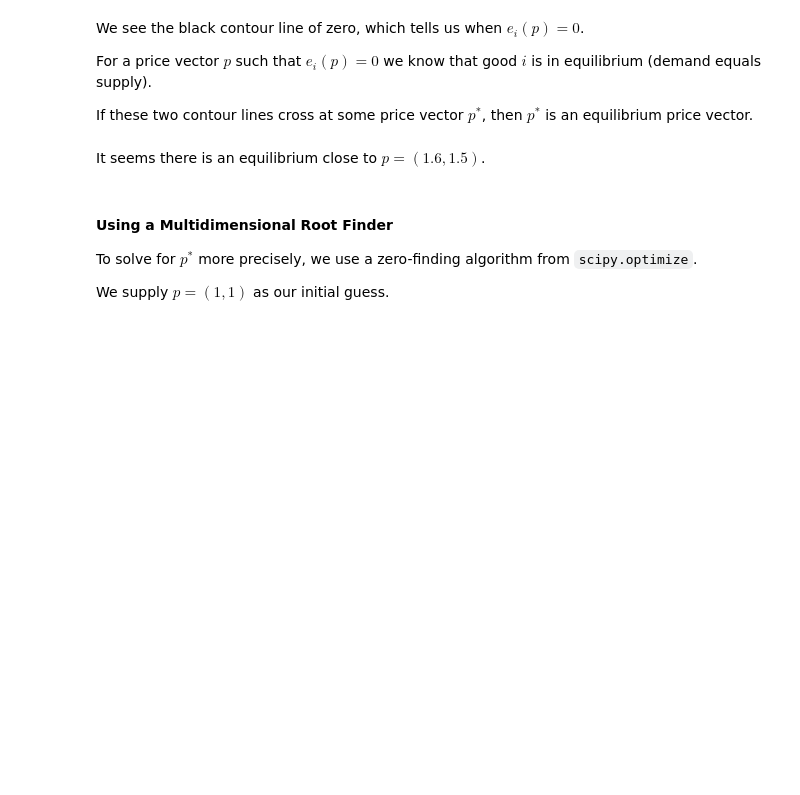
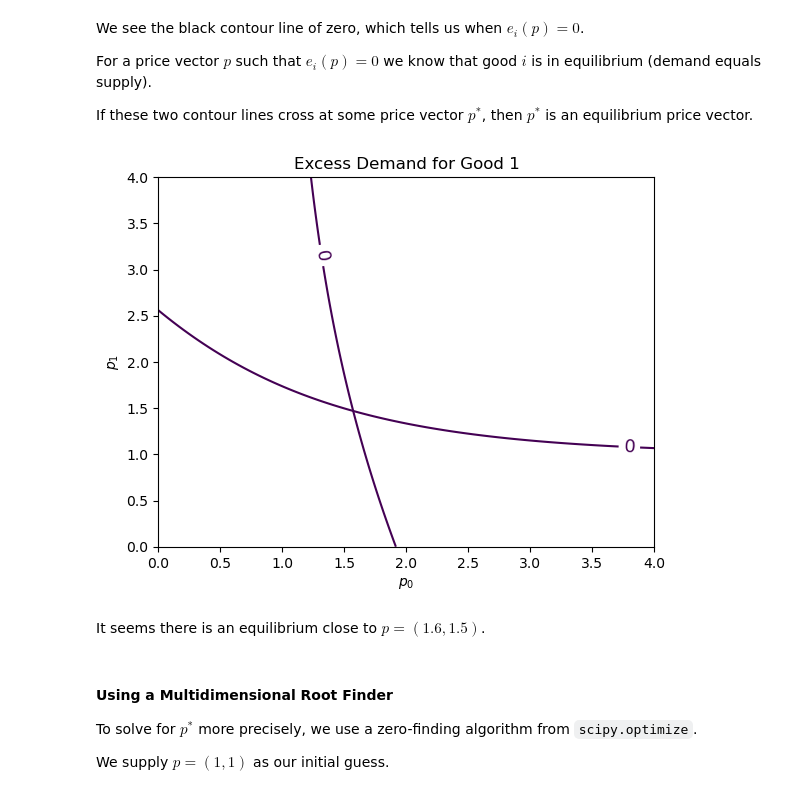
Before and after one commit to QuantEcon/treasury_2023, a Jupyter notebook: notebooks/treasury_jax_examples.ipynb, the cells around one changed output. Drawn from its saved outputs; the diff is of its cells as text; code cells hidden in the pictures; blank space fills up the shorter version.

```diff
--- a/notebooks/treasury_jax_examples.ipynb
+++ b/notebooks/treasury_jax_examples.ipynb
@@ -73,5 +189,5 @@ x = jnp.linspace(0, 10, n)
 # %% [markdown]
 ### Compiling the Whole Function
 # %%
-f = jax.jit(f)
+f_jax = jax.jit(f)
 # %%
@@ -82,7 +208,7 @@ f = jax.jit(f)
 ## Solving Linear Systems
 # %%
 np.random.seed(1234)
-n = 10_000
+n = 5_000
 A = np.random.randn(n, n)
 b = np.ones(n)
 # %%
@@ -218,5 +265,6 @@ The function below calculates the excess demand for given parameters
 # %%
 def e(p, A, b, c):
+    "Excess demand is demand - supply at price vector p"
     return np.exp(- A @ p) + c - b * np.sqrt(p)
 # %% [markdown]
 Our default parameter values will be
@@ -238,9 +286,7 @@ A = \begin{pmatrix}
         \end{pmatrix}
 $$
 # %%
-A = np.array([
-    [0.5, 0.4],
-    [0.8, 0.2]
-])
+A = np.array(((0.5, 0.4),
+              (0.8, 0.2)))
 b = np.ones(2)
 c = np.ones(2)
@@ -294,10 +335,12 @@ For a price vector $ p $ such that $ e_i(p)=0 $ we know that good $ i $ is in eq
 
 If these two contour lines cross at some price vector $ p^* $, then $ p^* $ is an equilibrium price vector.
 # %%
-fig, ax = plt.subplots(figsize=(10, 5.7))
+fig, ax = plt.subplots()
 for good in (0, 1):
     plot_excess_demand(ax, good=good, surface=False)
 plt.show()
+# %% [output]
+[figure, added]
 # %% [markdown]
 It seems there is an equilibrium close to $ p = (1.6, 1.5) $.
 # %% [markdown]
```
Also changed, not shown: parts of 89 cells of this notebook.
